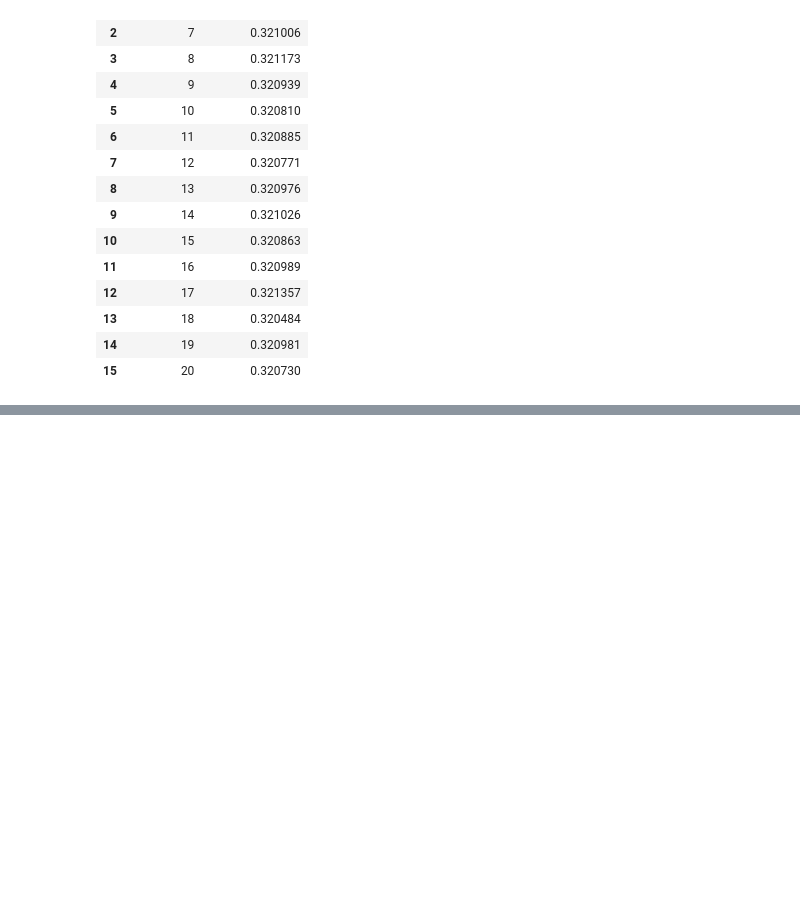
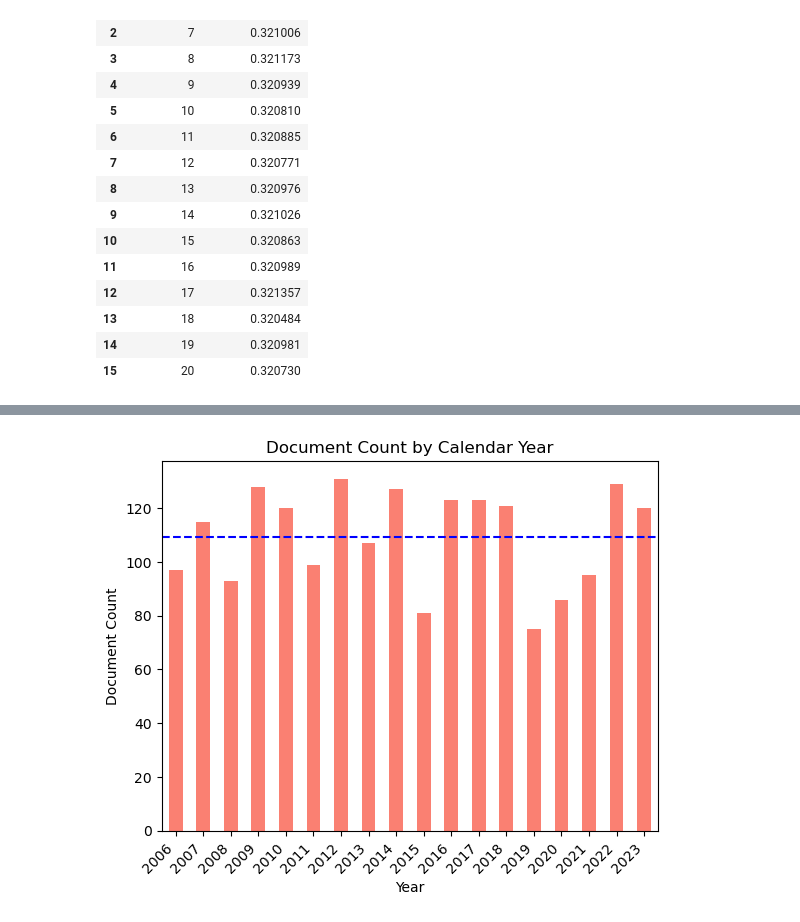
Before and after one commit to CDL-DataSci/CIND820, a Jupyter notebook: CIND820_Litreview.ipynb, the cells around one changed output, grey strips where cells are left out. Saved outputs shown, nothing was run; the diff lists cells and outputs as text; code cells hidden in the pictures; blank space fills up the shorter version.

```diff
--- a/CIND820_Litreview.ipynb
+++ b/CIND820_Litreview.ipynb
@@ -511,0 +557,11 @@ coherence_df
+# %%
+#Total Documents by Calendar Year
+year_counts.plot(kind='bar', color='salmon')
+plt.axhline(y=year_counts_mean, color='blue', linestyle='--', label='Mean')
+plt.title('Document Count by Calendar Year')
+plt.xlabel('Year')
+plt.ylabel('Document Count')
+plt.xticks(rotation=45, ha='right')
+plt.show()
+# %% [output]
+[figure, added]
```
Also changed, not shown: parts of 7 cells of this notebook.
